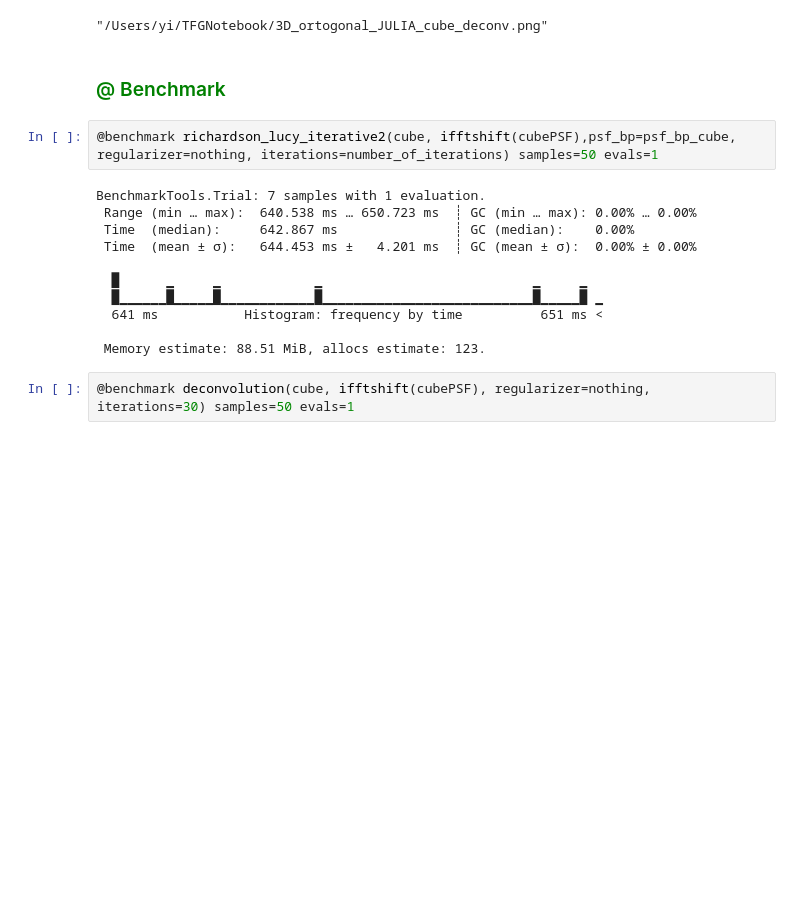
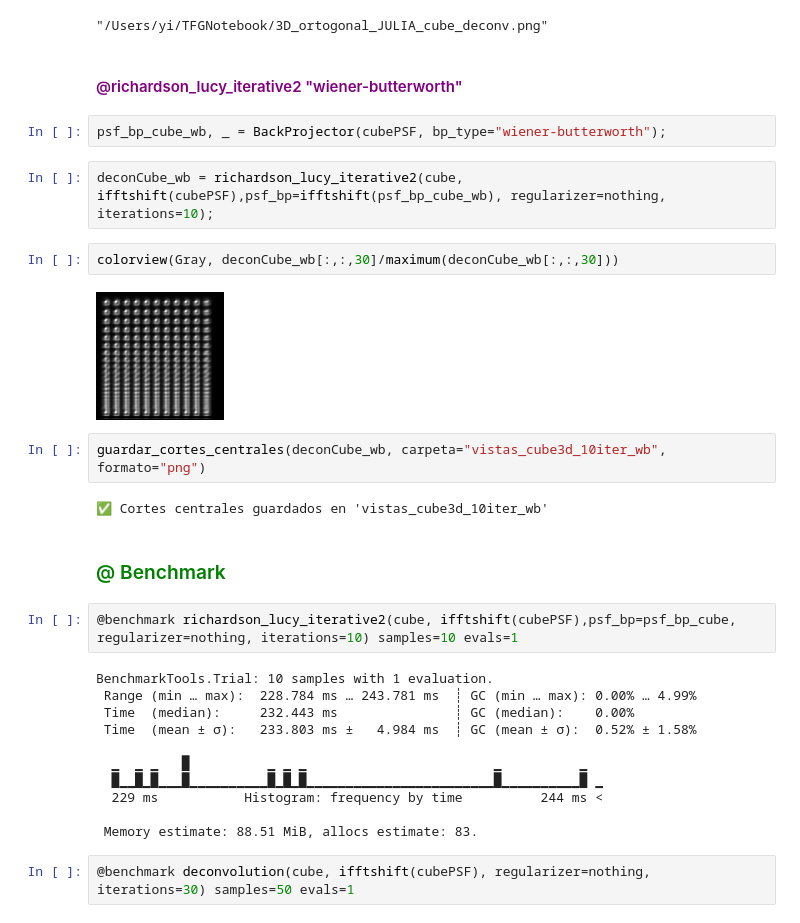
Before and after one commit to Jimena163/TFGNotebook, a Jupyter notebook: 3D_Julia_MAC.ipynb, the cells around one changed output. Drawn from its saved outputs; the diff is of its cells as text; blank space fills up the shorter version.

```diff
--- a/3D_Julia_MAC.ipynb
+++ b/3D_Julia_MAC.ipynb
@@ -663,21 +786,35 @@ plot_orthogonal_views2(deconCube, save_path="3D_ortogonal_JULIA_cube_deconv.png"
 # %% [output]
 [figure]
 "/Users/yi/TFGNotebook/3D_ortogonal_JULIA_cube_deconv.png"
+# %% [markdown]
+<h4 style="color: purple;">@richardson_lucy_iterative2 "wiener-butterworth"</h4>
+# %%
+psf_bp_cube_wb, _ = BackProjector(cubePSF, bp_type="wiener-butterworth");
+# %%
+deconCube_wb = richardson_lucy_iterative2(cube, ifftshift(cubePSF),psf_bp=ifftshift(psf_bp_cube_wb), regularizer=nothing, iterations=10);
+# %%
+colorview(Gray, deconCube_wb[:,:,30]/maximum(deconCube_wb[:,:,30]))
+# %% [output]
+[figure, added]
+# %%
+guardar_cortes_centrales(deconCube_wb, carpeta="vistas_cube3d_10iter_wb", formato="png")
+# %% [output]
+✅ Cortes centrales guardados en 'vistas_cube3d_10iter_wb'
 # %% [markdown]
 <h3 style="color: green;">@ Benchmark</h3>
 # %%
-@benchmark richardson_lucy_iterative2(cube, ifftshift(cubePSF),psf_bp=psf_bp_cube, regularizer=nothing, iterations=number_of_iterations) samples=50 evals=1
+@benchmark richardson_lucy_iterative2(cube, ifftshift(cubePSF),psf_bp=psf_bp_cube, regularizer=nothing, iterations=10) samples=10 evals=1
 # %% [output]
-BenchmarkTools.Trial: 7 samples with 1 evaluation.
- Range (min … max):  640.538 ms … 650.723 ms  ┊ GC (min … max): 0.00% … 0.00%
- Time  (median):     642.867 ms               ┊ GC (median):    0.00%
- Time  (mean ± σ):   644.453 ms ±   4.201 ms  ┊ GC (mean ± σ):  0.00% ± 0.00%
+BenchmarkTools.Trial: 10 samples with 1 evaluation.
+ Range (min … max):  228.784 ms … 243.781 ms  ┊ GC (min … max): 0.00% … 4.99%
+ Time  (median):     232.443 ms               ┊ GC (median):    0.00%
+ Time  (mean ± σ):   233.803 ms ±   4.984 ms  ┊ GC (mean ± σ):  0.52% ± 1.58%
 
-  █      ▁     ▁            ▁                           ▁     ▁
-  █▁▁▁▁▁▁█▁▁▁▁▁█▁▁▁▁▁▁▁▁▁▁▁▁█▁▁▁▁▁▁▁▁▁▁▁▁▁▁▁▁▁▁▁▁▁▁▁▁▁▁▁█▁▁▁▁▁█ ▁
-  641 ms           Histogram: frequency by time          651 ms <
+  ▁  ▁ ▁   █          ▁ ▁ ▁                        ▁          ▁
+  █▁▁█▁█▁▁▁█▁▁▁▁▁▁▁▁▁▁█▁█▁█▁▁▁▁▁▁▁▁▁▁▁▁▁▁▁▁▁▁▁▁▁▁▁▁█▁▁▁▁▁▁▁▁▁▁█ ▁
+  229 ms           Histogram: frequency by time          244 ms <
 
- Memory estimate: 88.51 MiB, allocs estimate: 123.
+ Memory estimate: 88.51 MiB, allocs estimate: 83.
 # %%
 @benchmark deconvolution(cube, ifftshift(cubePSF), regularizer=nothing, iterations=30) samples=50 evals=1
 # %% [output]
```
Also changed, not shown: parts of 53 cells of this notebook, 17 other files.
